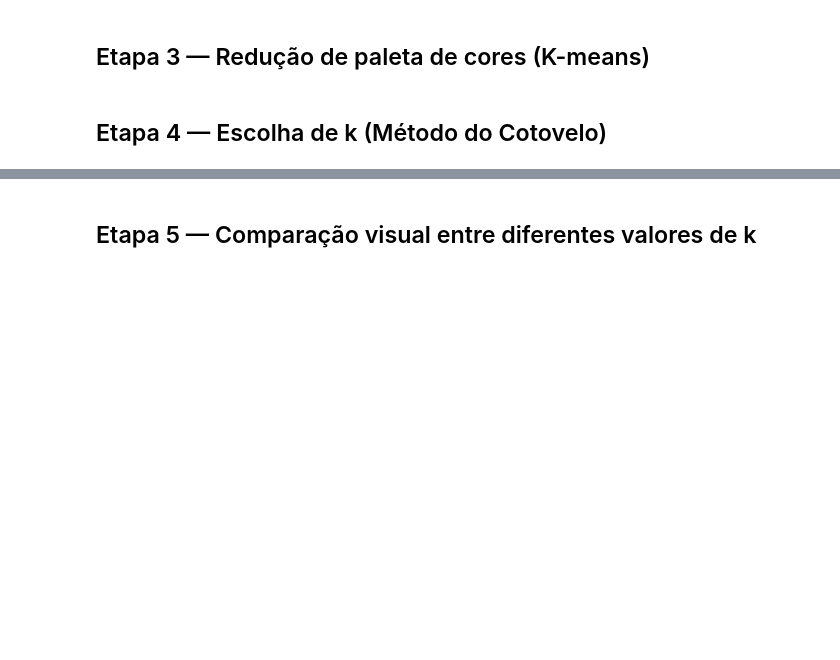
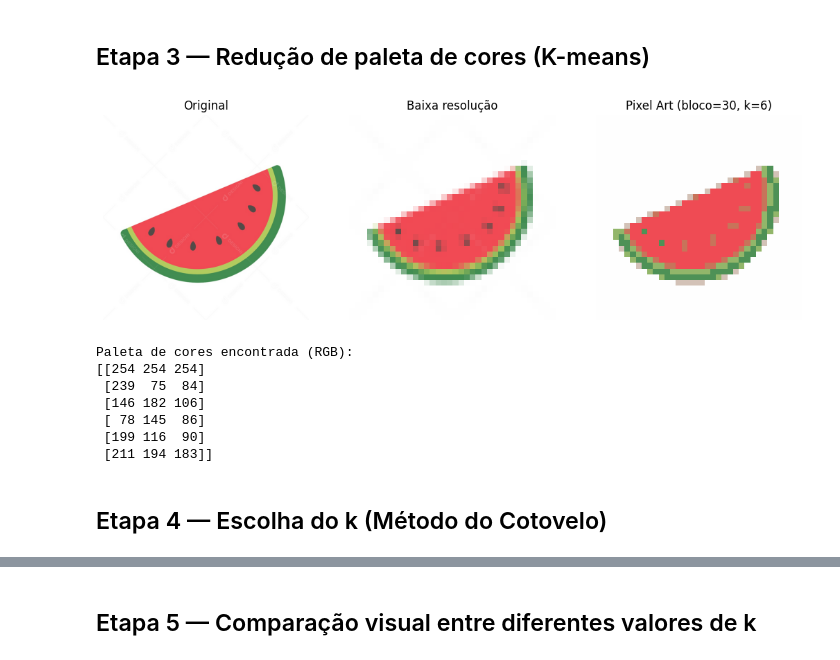
Before and after one commit to mariacrz/pixelart, a Jupyter notebook: pixelart.ipynb, the cells around one changed output, grey strips where cells are left out. Saved outputs shown, nothing was run; the diff lists cells and outputs as text; code cells hidden in the pictures; blank space fills up the shorter version.

```diff
--- a/pixelart.ipynb
+++ b/pixelart.ipynb
@@ -128,46 +89,56 @@ plt.show()
 # %% [markdown]
 ## Etapa 3 — Redução de paleta de cores (K-means)
 # %%
-def quantizar_cores(img_array, k, amostra=10000):
-    """Reduz a imagem para k cores usando K-means. Treina numa amostra de pixels
-    (mais rápido) e aplica o resultado em toda a imagem."""
-    altura, largura, canais = img_array.shape
-    pixels = img_array.reshape(-1, canais).astype(np.float64)
+def quantizar_cores(img_vetor, k, amostra=10000):
+    # reduz a imagem para k cores
+    # treina primeiro na amostra de pixels e aplica o resultado na imagem toda
+    altura, largura, canais = img_vetor.shape
+    pixels = img_vetor.reshape(-1, canais).astype(np.float64)
 
     n_pixels = pixels.shape[0]
+    # se a imagem tiver mais de 10.000 pixels
     if n_pixels > amostra:
-        idx = np.random.choice(n_pixels, amostra, replace=False)
-        pixels_treino = pixels[idx]
+        i = np.random.choice(n_pixels, amostra, replace=False) # sorteia um indice aleatorio entre os pixels da imagem, sem repeticao
+        pixels_treino = pixels[i]
     else:
         pixels_treino = pixels
 
     kmeans = KMeans(n_clusters=k, random_state=42, n_init=10)
     kmeans.fit(pixels_treino)
 
     labels_completo = kmeans.predict(pixels)
     paleta = kmeans.cluster_centers_.astype(np.uint8)
 
     img_quantizada = paleta[labels_completo].reshape(altura, largura, canais)
     return img_quantizada, paleta
 
 
-K = 6  # número de cores da pixel art — ajuste depois de ver o cotovelo (Etapa 4)
-img_kmeans, paleta = quantizar_cores(img_downsampled, k=K)
+K = 6  # número de cores da pixel art. Ajustado apos o metodo do cotovelo na proxima etapa
+img_kmeans, paleta = quantizar_cores(img_reduzida, K)
 
-fig, axs = plt.subplots(1, 3, figsize=(13, 4.5))
-axs[0].imshow(imagem_array)
-axs[0].set_title("Original")
-axs[0].axis('off')
-axs[1].imshow(img_downsampled, interpolation='nearest')
-axs[1].set_title("Downsampled")
-axs[1].axis('off')
-axs[2].imshow(img_kmeans.astype(np.uint8), interpolation='nearest')
-axs[2].set_title(f"Pixel Art (bloco={TAMANHO_BLOCO}, k={K})")
-axs[2].axis('off')
+fundo, imagens = plt.subplots(1, 3, figsize=(13, 4.5))
+imagens[0].imshow(img_vetor)
+imagens[0].set_title("Original")
+imagens[0].axis('off')
+imagens[1].imshow(img_reduzida, interpolation='nearest')
+imagens[1].set_title("Baixa resolução")
+imagens[1].axis('off')
+imagens[2].imshow(img_kmeans.astype(np.uint8), interpolation='nearest')
+imagens[2].set_title(f"Pixel Art (bloco={TAM_BLOCO}, k={K})")
+imagens[2].axis('off')
 plt.show()
 
 print("Paleta de cores encontrada (RGB):")
 print(paleta)
+# %% [output]
+[figure, added]
+Paleta de cores encontrada (RGB):
+[[254 254 254]
+ [239  75  84]
+ [146 182 106]
+ [ 78 145  86]
+ [199 116  90]
+ [211 194 183]]
 # %% [markdown]
-## Etapa 4 — Escolha de k (Método do Cotovelo)
+## Etapa 4 — Escolha do k (Método do Cotovelo)
 # %%
```
Also changed, not shown: parts of 15 cells of this notebook.
